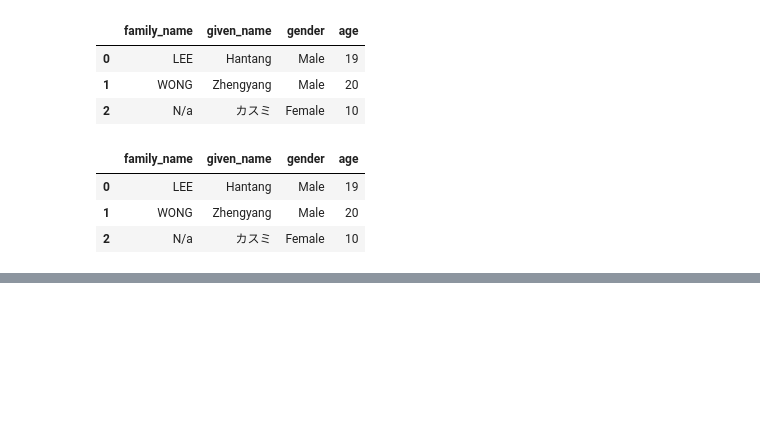
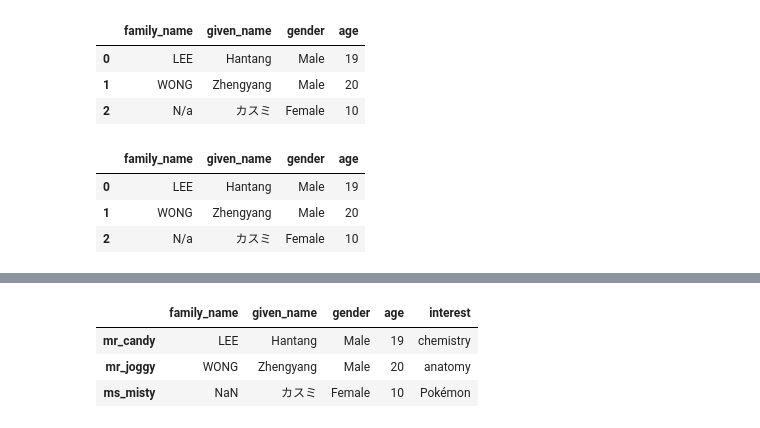
Before and after one commit to ADMINGUOYU/DataProcessing-Python, a Jupyter notebook: NoteBooks/02_pandas.ipynb, the cells around one changed output, grey strips where cells are left out. Saved outputs shown, nothing was run; the diff lists cells and outputs as text; code cells hidden in the pictures; blank space fills up the shorter version.

```diff
--- a/NoteBooks/02_pandas.ipynb
+++ b/NoteBooks/02_pandas.ipynb
@@ -190,0 +404,16 @@ dataframe
+# %%
+import pandas
+
+# Again, some data first
+mr_candy = pandas.Series(data = ['LEE', 'Hantang', 'Male', 19], \
+                         index = ['family_name', 'given_name', 'gender', 'age'])
+mr_joggy = pandas.Series(data = ['WONG', 'Zhengyang', 'Male', 20], \
+                         index = ['family_name', 'given_name', 'gender', 'age'])
+ms_misty = pandas.Series(data = ['カスミ', 'Female', 10], \
+                         index = ['given_name', 'gender', 'age'])   # in the format, for missing fields, simply ignore that index
+
+# And a dataframe
+dataframe = pandas.DataFrame(data = [mr_candy, mr_joggy, ms_misty], index = ['mr_candy', 'mr_joggy', 'ms_misty'])   # you can fill in the indexes here
+
+# let's visualize
+dataframe
@@ -190,0 +441,14 @@ dataframe
+# %%
+# Prepare data for a new column
+interest = pandas.Series(data = ['chemistry', 'anatomy', 'Pokémon'], index = ['mr_candy', 'mr_joggy', 'ms_misty'])
+
+# Adding a column
+dataframe.insert(loc = len(dataframe.columns), column = 'interest', value = interest)
+
+# visualize
+dataframe
+# %% [output]
+|  | family_name | given_name | gender | age | interest |
+| mr_candy | LEE | Hantang | Male | 19 | chemistry |
+| mr_joggy | WONG | Zhengyang | Male | 20 | anatomy |
+| ms_misty | NaN | カスミ | Female | 10 | Pokémon |
```
Also changed, not shown: parts of 28 cells of this notebook.
